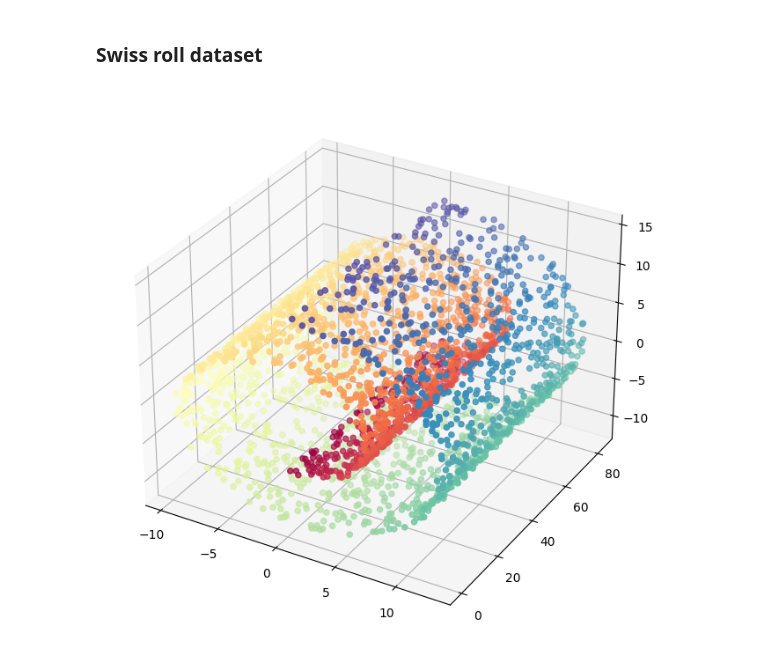
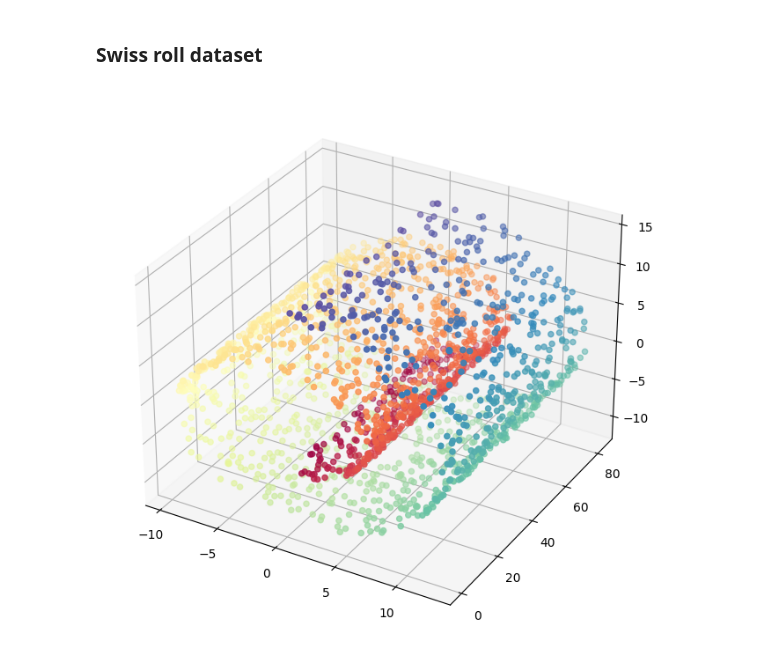
Before and after one commit to thomasverardo/NPE, a Jupyter notebook: NPE_implementation.ipynb, the cells around one changed output. Cells and saved outputs as stored; diff of their text form; code cells hidden in the pictures.

```diff
--- a/NPE_implementation.ipynb
+++ b/NPE_implementation.ipynb
@@ -334,24 +334,24 @@ plt.show()
 # %%
 def make_swiss_roll(n_samples=100, noise=0.0, random_state=None):
     #Generate a swiss roll dataset.
     t = 1.5 * np.pi * (1 + 2 * np.random.rand(1, n_samples))
     x = t * np.cos(t)
     y = 83 * np.random.rand(1, n_samples)
     z = t * np.sin(t)
     X = np.concatenate((x, y, z))
     X += noise * np.random.randn(3, n_samples)
     X = X.T
     t = np.squeeze(t)
     return X, t
 
-X_swiss, Y_swiss = make_swiss_roll(n_samples = 3000, noise=0.1, random_state=42)
+X_swiss, Y_swiss = make_swiss_roll(n_samples = 2000, noise=0.1, random_state=42)
 
 plt.figure(figsize=(8, 8))
 ax = plt.subplot(projection='3d')
 ax.scatter(X_swiss[:, 0], X_swiss[:, 1], X_swiss[:, 2], c=Y_swiss, cmap=plt.cm.Spectral)
 plt.show()
 # %% [output]
-[figure, old version]
+[figure, new version]
 # %%
 import pickle
 from myAlg.myPCA import myPCA, myKernelPCA
```
Also changed, not shown: parts of 2 cells of this notebook.
